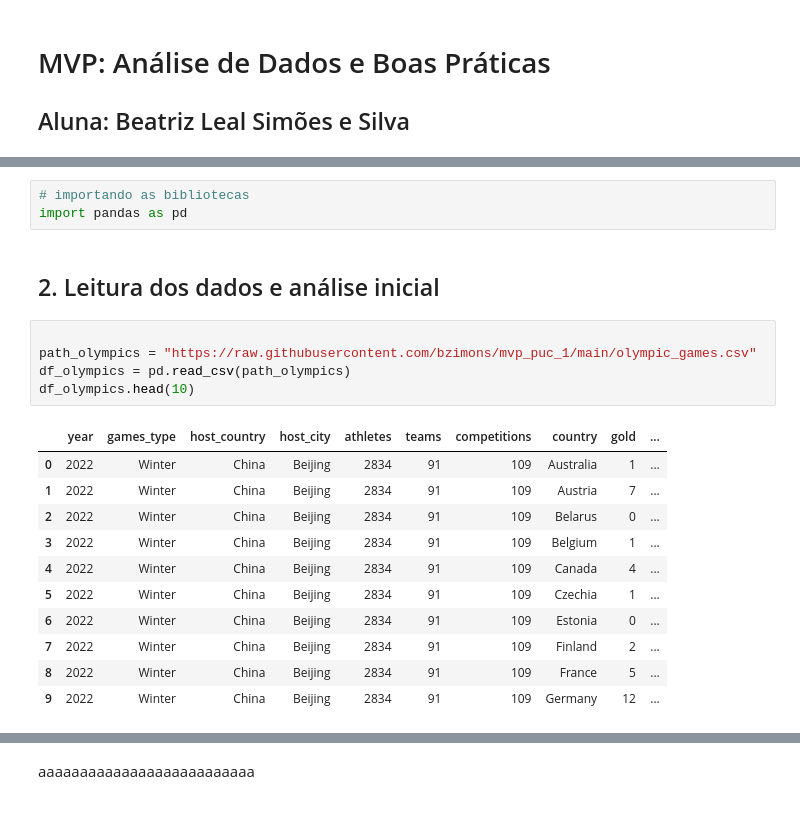
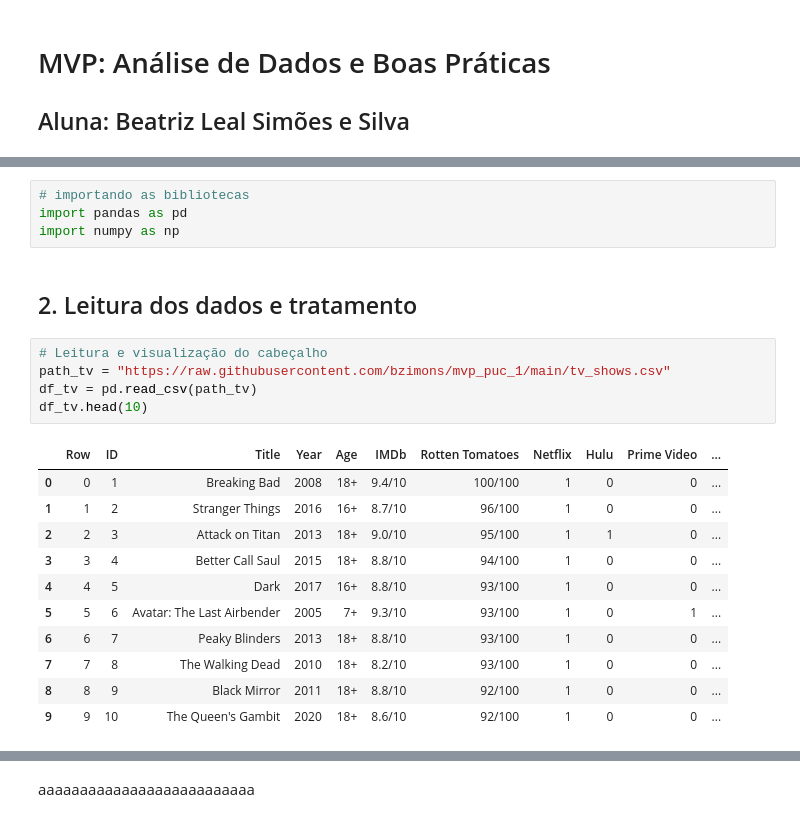
Before and after one commit to bzimons/mvp_puc_1, a Jupyter notebook: mvp1_teste.ipynb, the cells around one changed output, grey strips where cells are left out. Saved outputs shown, nothing was run; the diff lists cells and outputs as text.

```diff
--- a/mvp1_teste.ipynb
+++ b/mvp1_teste.ipynb
@@ -27,22 +27,23 @@ O dataset é  composto dos seguintes atributos:
 # %%
 # importando as bibliotecas
 import pandas as pd
+import numpy as np
 # %% [markdown]
-## 2. Leitura dos dados e análise inicial
+## 2. Leitura dos dados e tratamento
 # %%
-
-path_olympics = "https://raw.githubusercontent.com/bzimons/mvp_puc_1/main/olympic_games.csv"
-df_olympics = pd.read_csv(path_olympics)
-df_olympics.head(10)
+# Leitura e visualização do cabeçalho
+path_tv = "https://raw.githubusercontent.com/bzimons/mvp_puc_1/main/tv_shows.csv"
+df_tv = pd.read_csv(path_tv)
+df_tv.head(10)
 # %% [output]
-|  | year | games_type | host_country | host_city | athletes | teams | competitions | country | gold | ... |
-| 0 | 2022 | Winter | China | Beijing | 2834 | 91 | 109 | Australia | 1 | ... |
-| 1 | 2022 | Winter | China | Beijing | 2834 | 91 | 109 | Austria | 7 | ... |
-| 2 | 2022 | Winter | China | Beijing | 2834 | 91 | 109 | Belarus | 0 | ... |
-| 3 | 2022 | Winter | China | Beijing | 2834 | 91 | 109 | Belgium | 1 | ... |
-| 4 | 2022 | Winter | China | Beijing | 2834 | 91 | 109 | Canada | 4 | ... |
-| 5 | 2022 | Winter | China | Beijing | 2834 | 91 | 109 | Czechia | 1 | ... |
-| 6 | 2022 | Winter | China | Beijing | 2834 | 91 | 109 | Estonia | 0 | ... |
-| 7 | 2022 | Winter | China | Beijing | 2834 | 91 | 109 | Finland | 2 | ... |
-| 8 | 2022 | Winter | China | Beijing | 2834 | 91 | 109 | France | 5 | ... |
-| 9 | 2022 | Winter | China | Beijing | 2834 | 91 | 109 | Germany | 12 | ... |
+|  | Row | ID | Title | Year | Age | IMDb | Rotten Tomatoes | Netflix | Hulu | Prime Video | ... |
+| 0 | 0 | 1 | Breaking Bad | 2008 | 18+ | 9.4/10 | 100/100 | 1 | 0 | 0 | ... |
+| 1 | 1 | 2 | Stranger Things | 2016 | 16+ | 8.7/10 | 96/100 | 1 | 0 | 0 | ... |
+| 2 | 2 | 3 | Attack on Titan | 2013 | 18+ | 9.0/10 | 95/100 | 1 | 1 | 0 | ... |
+| 3 | 3 | 4 | Better Call Saul | 2015 | 18+ | 8.8/10 | 94/100 | 1 | 0 | 0 | ... |
+| 4 | 4 | 5 | Dark | 2017 | 16+ | 8.8/10 | 93/100 | 1 | 0 | 0 | ... |
+| 5 | 5 | 6 | Avatar: The Last Airbender | 2005 | 7+ | 9.3/10 | 93/100 | 1 | 0 | 1 | ... |
+| 6 | 6 | 7 | Peaky Blinders | 2013 | 18+ | 8.8/10 | 93/100 | 1 | 0 | 0 | ... |
+| 7 | 7 | 8 | The Walking Dead | 2010 | 18+ | 8.2/10 | 93/100 | 1 | 0 | 0 | ... |
+| 8 | 8 | 9 | Black Mirror | 2011 | 18+ | 8.8/10 | 92/100 | 1 | 0 | 0 | ... |
+| 9 | 9 | 10 | The Queen's Gambit | 2020 | 18+ | 8.6/10 | 92/100 | 1 | 0 | 0 | ... |
```
Also changed, not shown: parts of 13 cells of this notebook.
